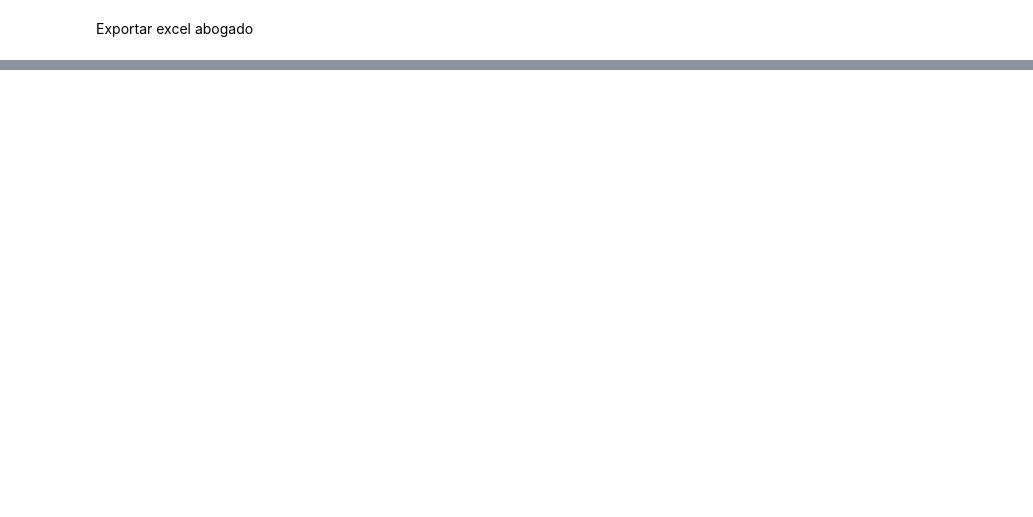
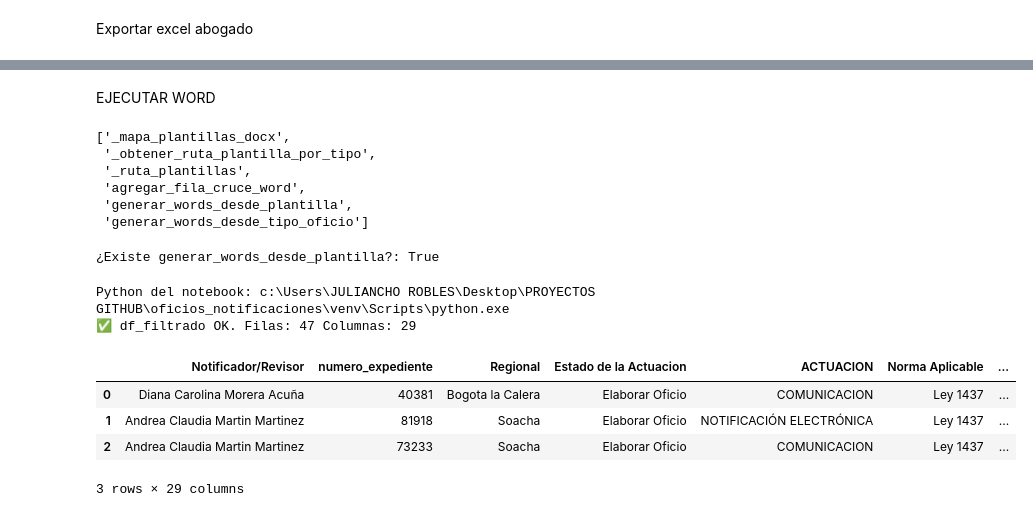
Before and after one commit to juliancho18/oficios_notificaciones, a Jupyter notebook: constructor.ipynb, the cells around one changed output, grey strips where cells are left out. Cells and saved outputs as stored; diff of their text form; code cells hidden in the pictures; blank space fills up the shorter version.

```diff
--- a/constructor.ipynb
+++ b/constructor.ipynb
@@ -290,0 +414,45 @@ display(resumen)
+# %% [markdown]
+EJECUTAR WORD
+# %%
+# ¿Qué métodos tiene tu objeto utils?
+[m for m in dir(utils) if "plantilla" in m.lower() or "word" in m.lower()]
+# %% [output]
+['_mapa_plantillas_docx',
+ '_obtener_ruta_plantilla_por_tipo',
+ '_ruta_plantillas',
+ 'agregar_fila_cruce_word',
+ 'generar_words_desde_plantilla',
+ 'generar_words_desde_tipo_oficio']
+# %%
+import importlib
+import utils as utils_module
+
+importlib.reload(utils_module)
+
+utils = utils_module.Utils()
+
+print("¿Existe generar_words_desde_plantilla?:",
+      hasattr(utils, "generar_words_desde_plantilla"))
+# %% [output]
+¿Existe generar_words_desde_plantilla?: True
+# %%
+import os
+import sys
+import pandas as pd
+
+print("Python del notebook:", sys.executable)
+
+# 0) Validación: df_filtrado existe
+if "df_filtrado" not in globals():
+    raise NameError("df_filtrado NO existe. Ejecuta primero la parte donde cargas/creas df_filtrado.")
+
+print("✅ df_filtrado OK. Filas:", len(df_filtrado), "Columnas:", len(df_filtrado.columns))
+display(df_filtrado.head(3))
+# %% [output]
+Python del notebook: c:\Users\JULIANCHO ROBLES\Desktop\PROYECTOS GITHUB\oficios_notificaciones\venv\Scripts\python.exe
+✅ df_filtrado OK. Filas: 47 Columnas: 29
+|  | Notificador/Revisor | numero_expediente | Regional | Estado de la Actuacion | ACTUACION | Norma Aplicable | ... |
+| 0 | Diana Carolina Morera Acuña | 40381 | Bogota la Calera | Elaborar Oficio | COMUNICACION | Ley 1437 | ... |
+| 1 | Andrea Claudia Martin Martinez | 81918 | Soacha | Elaborar Oficio | NOTIFICACIÓN ELECTRÓNICA | Ley 1437 | ... |
+| 2 | Andrea Claudia Martin Martinez | 73233 | Soacha | Elaborar Oficio | COMUNICACION | Ley 1437 | ... |
+3 rows × 29 columns
```
Also changed, not shown: parts of 23 cells of this notebook, 33 other files.
